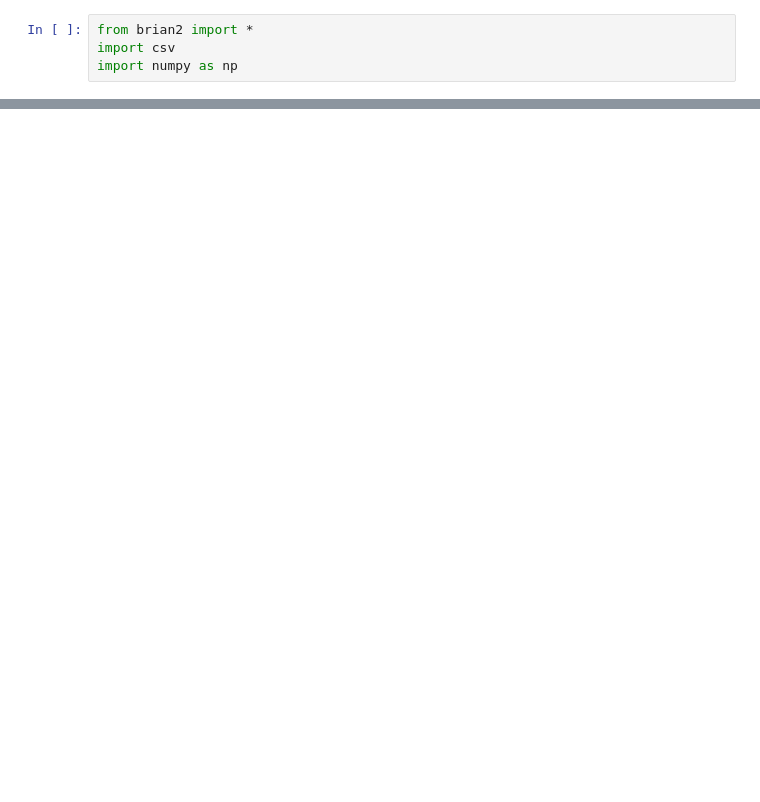
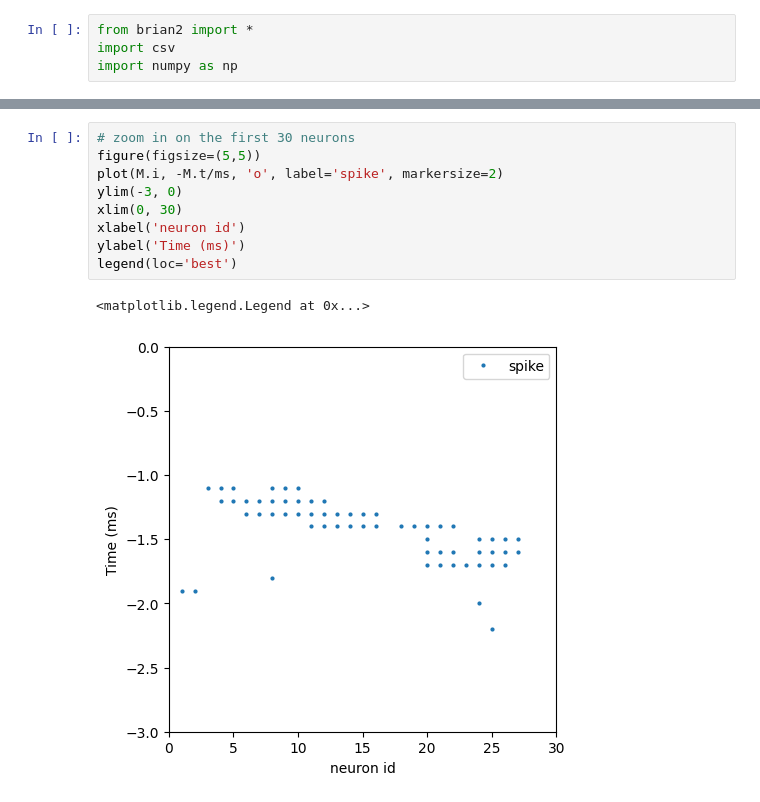
Before and after one commit to Hanna96E/D7046E_SNNproject, a Jupyter notebook: testnetwork.ipynb, the cells around one changed output, grey strips where cells are left out. Drawn from its saved outputs; the diff is of its cells as text; blank space fills up the shorter version.

```diff
--- a/testnetwork.ipynb
+++ b/testnetwork.ipynb
@@ -29,0 +111,12 @@ print(mon.v[:])
+# %%
+# zoom in on the first 30 neurons
+figure(figsize=(5,5))
+plot(M.i, -M.t/ms, 'o', label='spike', markersize=2)
+ylim(-3, 0)
+xlim(0, 30)
+xlabel('neuron id')
+ylabel('Time (ms)')
+legend(loc='best')
+# %% [output]
+<matplotlib.legend.Legend at 0x...>
+[figure, added]
```
Also changed, not shown: parts of 9 cells of this notebook, 3 other files.
